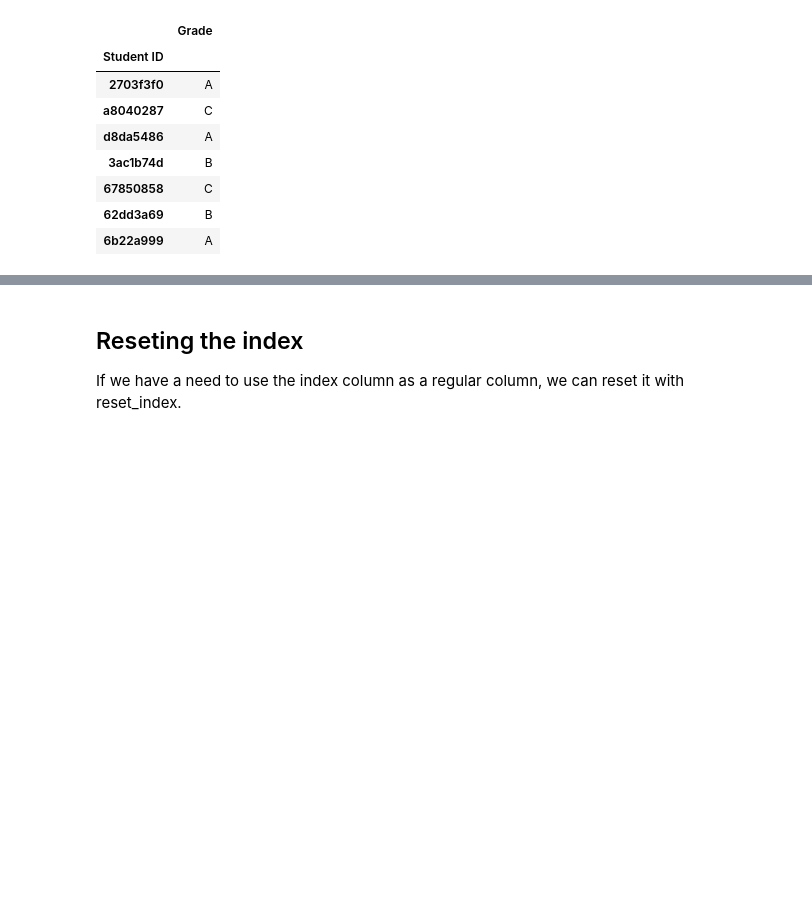
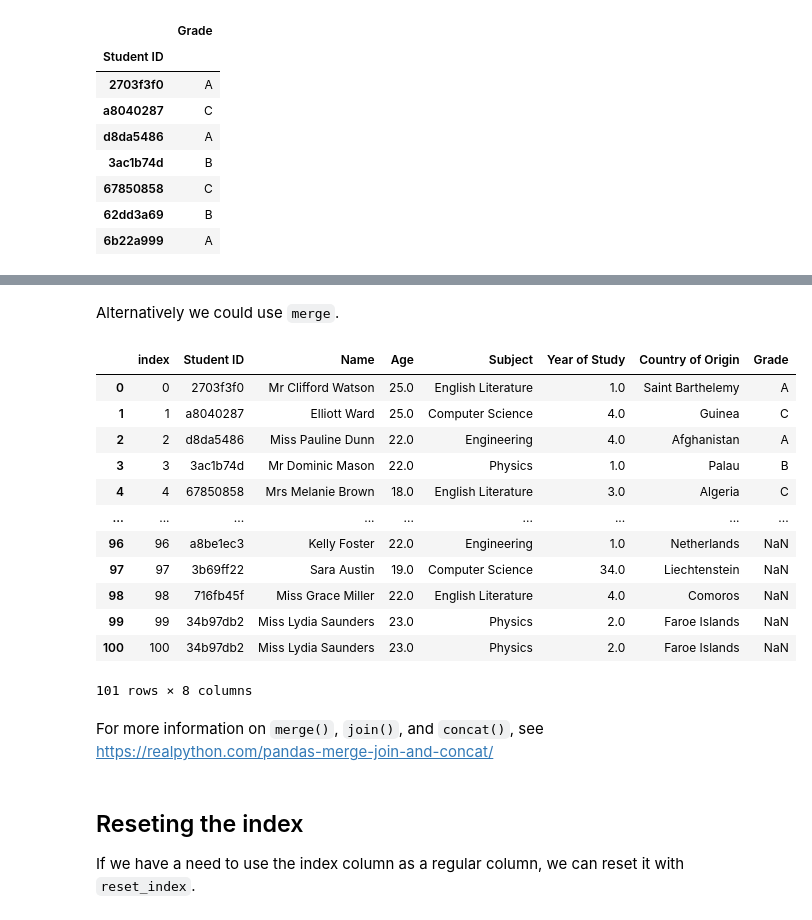
Before and after one commit to JohnMcKechnieGC/understanding-data, a Jupyter notebook: pandas_tutorial2.ipynb, the cells around one changed output, grey strips where cells are left out. Saved outputs shown, nothing was run; the diff lists cells and outputs as text; code cells hidden in the pictures; blank space fills up the shorter version.

```diff
--- a/pandas_tutorial2.ipynb
+++ b/pandas_tutorial2.ipynb
@@ -335,6 +345,28 @@ joined_df
+# %% [markdown]
+Alternatively we could use `merge`.
+# %%
+joined_df = pd.merge(students_df, grades_df, on='Student ID', how='left')
+
+joined_df
+# %% [output]
+|  | index | Student ID | Name | Age | Subject | Year of Study | Country of Origin | Grade |
+| 0 | 0 | 2703f3f0 | Mr Clifford Watson | 25.0 | English Literature | 1.0 | Saint Barthelemy | A |
+| 1 | 1 | a8040287 | Elliott Ward | 25.0 | Computer Science | 4.0 | Guinea | C |
+| 2 | 2 | d8da5486 | Miss Pauline Dunn | 22.0 | Engineering | 4.0 | Afghanistan | A |
+| 3 | 3 | 3ac1b74d | Mr Dominic Mason | 22.0 | Physics | 1.0 | Palau | B |
+| 4 | 4 | 67850858 | Mrs Melanie Brown | 18.0 | English Literature | 3.0 | Algeria | C |
+| ... | ... | ... | ... | ... | ... | ... | ... | ... |
+| 96 | 96 | a8be1ec3 | Kelly Foster | 22.0 | Engineering | 1.0 | Netherlands | NaN |
+| 97 | 97 | 3b69ff22 | Sara Austin | 19.0 | Computer Science | 34.0 | Liechtenstein | NaN |
+| 98 | 98 | 716fb45f | Miss Grace Miller | 22.0 | English Literature | 4.0 | Comoros | NaN |
+| 99 | 99 | 34b97db2 | Miss Lydia Saunders | 23.0 | Physics | 2.0 | Faroe Islands | NaN |
+| 100 | 100 | 34b97db2 | Miss Lydia Saunders | 23.0 | Physics | 2.0 | Faroe Islands | NaN |
+101 rows × 8 columns
+# %% [markdown]
+For more information on `merge()`, `join()`, and `concat()`, see https://realpython.com/pandas-merge-join-and-concat/
 # %% [markdown]
 ## Reseting the index
-If we have a need to use the index column as a regular column, we can reset it with reset_index.
+If we have a need to use the index column as a regular column, we can reset it with `reset_index`.
 # %%
 students_df = students_df.reset_index()
 
```
Also changed, not shown: parts of 13 cells of this notebook, 3 other files.
